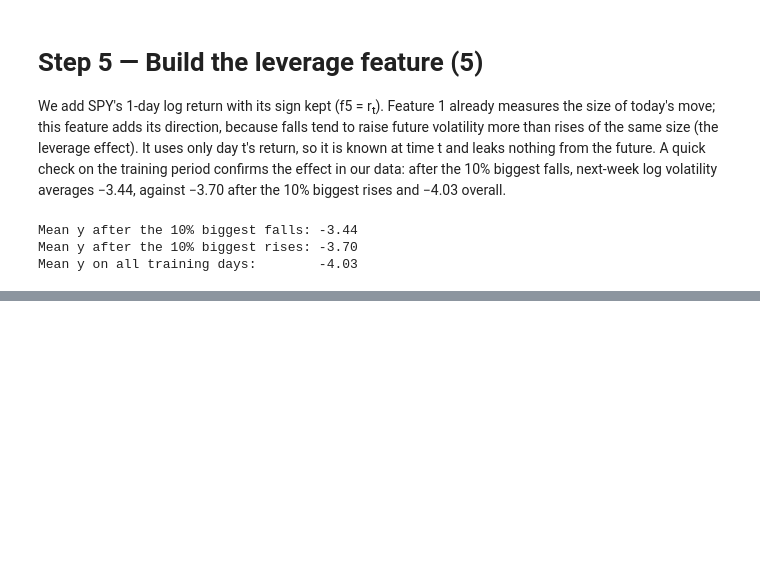
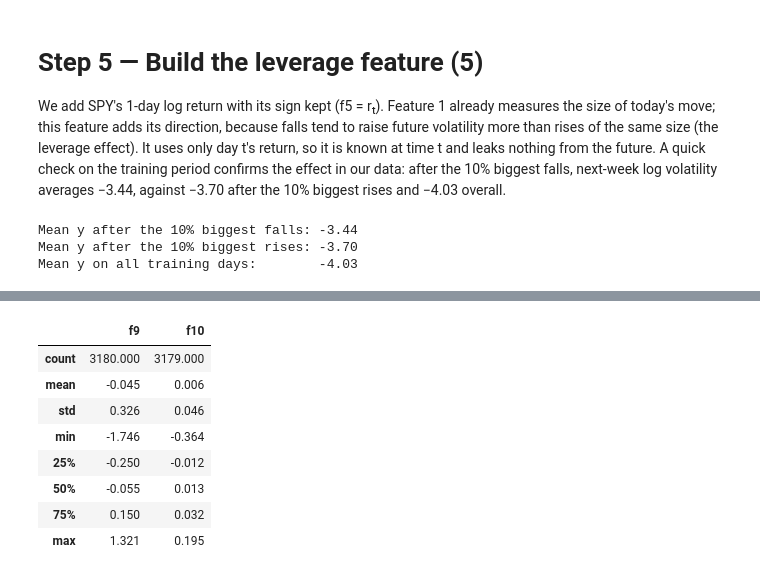
Before and after one commit to sadmanaraf/forecasting-spy-5-day-realised-volatility, a Jupyter notebook: Main_Notebook.ipynb, the cells around one changed output, grey strips where cells are left out. Cells and saved outputs as stored; diff of their text form; code cells hidden in the pictures; blank space fills up the shorter version.

```diff
--- a/Main_Notebook.ipynb
+++ b/Main_Notebook.ipynb
@@ -218,0 +250,22 @@ Mean y on all training days:        -4.03
+# %%
+# 7a. Feature 9: log(volume today / mean volume of the 22 days ending today). The window includes day t,
+#     so it is known at the close of t.
+assert (merged["Volume"] > 0).all(), "zero volume would make log(Volume / mean) infinite"
+merged["f9"] = np.log(merged["Volume"] / merged["Volume"].rolling(22).mean())
+
+# 7b. Feature 10: SPY 22-day log return = ln(Close_t / Close_{t-22})
+merged["f10"] = np.log(merged["Close"]).diff(22)
+
+# 7c. Sanity check: a 22-day log return is the sum of the last 22 daily log returns
+assert np.allclose(merged["f10"].dropna(), merged["r"].rolling(22).sum().dropna()), "f10 != sum of 22 returns"
+merged[["f9", "f10"]].describe().round(3)
+# %% [output]
+|  | f9 | f10 |
+| count | 3180.000 | 3179.000 |
+| mean | -0.045 | 0.006 |
+| std | 0.326 | 0.046 |
+| min | -1.746 | -0.364 |
+| 25% | -0.250 | -0.012 |
+| 50% | -0.055 | 0.013 |
+| 75% | 0.150 | 0.032 |
+| max | 1.321 | 0.195 |
```
Also changed, not shown: parts of 15 cells of this notebook, 2 other files.
